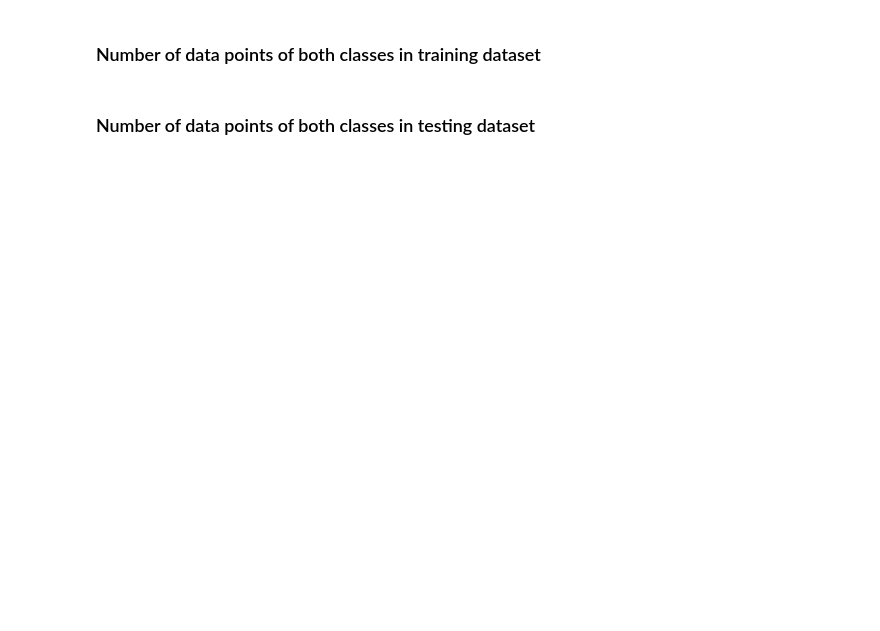
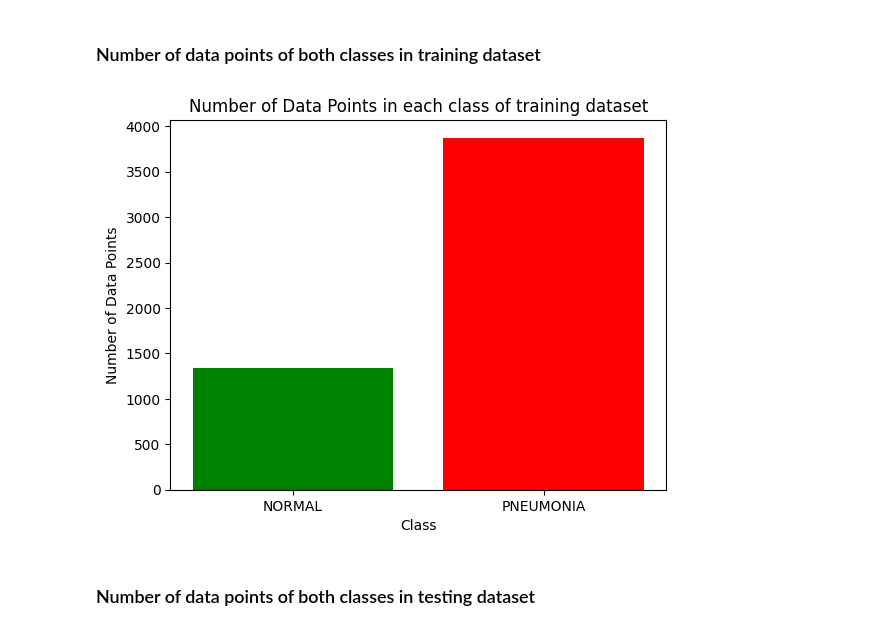
Before and after one commit to SravaniKatlaganti/Deep-Learning-based-Pneumonia-Diagnosis, a Jupyter notebook: Pneumonia-Detection-TransferLearning.ipynb, the cells around one changed output. Cells and saved outputs as stored; diff of their text form; code cells hidden in the pictures; blank space fills up the shorter version.

```diff
--- a/Pneumonia-Detection-TransferLearning.ipynb
+++ b/Pneumonia-Detection-TransferLearning.ipynb
@@ -84,10 +98,12 @@ plt.tight_layout()
 # %%
 # Plot the bar graph for the 2 classes in training dataset
 plt.bar(['NORMAL', 'PNEUMONIA'], [train_num_normal, train_num_pneumonia], color=['g', 'r'])
-plt.title('Number of Data Points in Each Class')
+plt.title('Number of Data Points in each class of training dataset')
 plt.xlabel('Class')
 plt.ylabel('Number of Data Points')
 plt.show()
+# %% [output]
+[figure, added]
 # %% [markdown]
 ### Number of data points of both classes in testing dataset
 # %%
```
Also changed, not shown: parts of 54 cells of this notebook.
